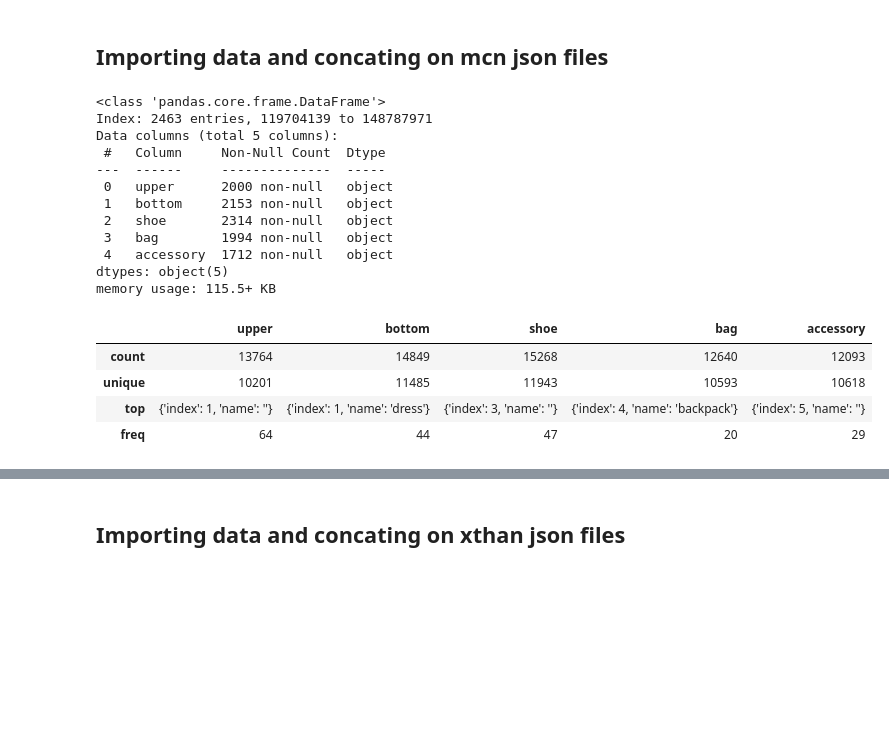
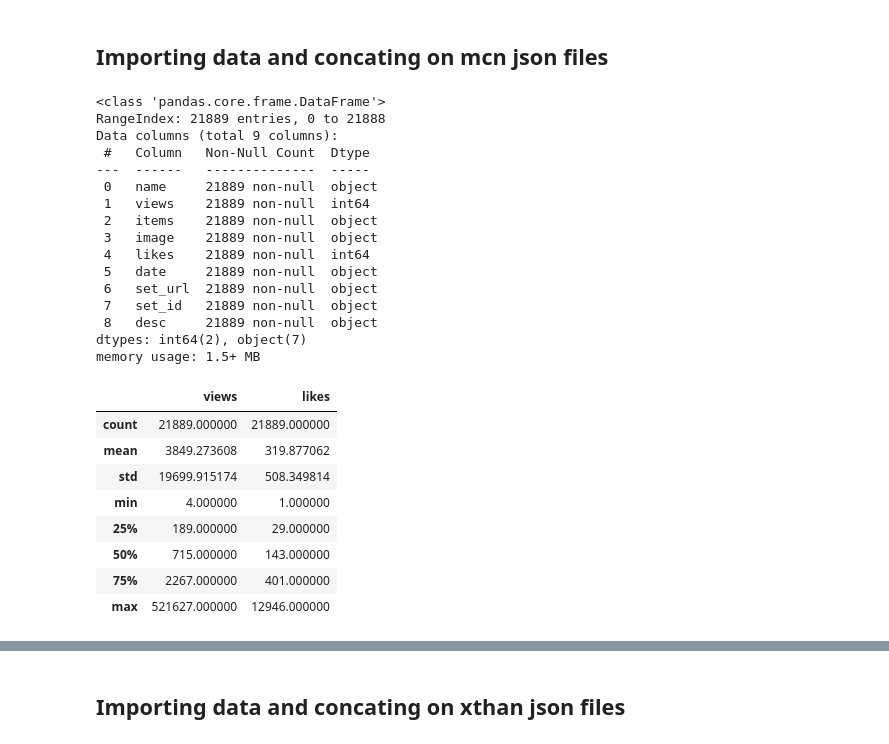
Before and after one commit to thanbskt/Recommendation_tool, a Jupyter notebook: Preprocessing_outfits.ipynb, the cells around one changed output, grey strips where cells are left out. Drawn from its saved outputs; the diff is of its cells as text; code cells hidden in the pictures; blank space fills up the shorter version.

```diff
--- a/Preprocessing_outfits.ipynb
+++ b/Preprocessing_outfits.ipynb
@@ -22,34 +16,46 @@ train_3more_name_df = train_3more_name_df.T
-# %%
-with open('/home/thanos/Desktop/Sustainable_fashion/data/polyvore-dataset/test_no_dup_with_category_3more_name.json') as f:
-    data = json.load(f)
-
-test_3more_name_df = pd.DataFrame(data)
-test_3more_name_df = test_3more_name_df.T
-# %%
-with open('/home/thanos/Desktop/Sustainable_fashion/repos/fashion_compatibility_mcn/data/valid_no_dup_with_category_3more_name.json') as f:
-    data = json.load(f)
-valid_3more_name_df = pd.DataFrame(data)
-valid_3more_name_df = valid_3more_name_df.T
+# %%
+# importing the data from the tree different files
+with open('/home/thanos/Desktop/Sustainable_fashion/data/polyvore-dataset/train_no_dup.json') as f:
+    data1 = json.load(f)
+train_df = pd.DataFrame(data1)
+
+with open('/home/thanos/Desktop/Sustainable_fashion/data/polyvore-dataset/test_no_dup.json') as f:
+    data2 = json.load(f)
+test_df = pd.DataFrame(data2)
+
+with open('/home/thanos/Desktop/Sustainable_fashion/data/polyvore-dataset/valid_no_dup.json') as f:
+    data3 = json.load(f)
+valid_df = pd.DataFrame(data3)
+# %%
+all_df = pd.concat([train_df,test_df,valid_df],ignore_index=True)
 # %%
-train_3more_name_df.info()
+all_df.info()
 # %% [output]
 <class 'pandas.core.frame.DataFrame'>
-Index: 2463 entries, 119704139 to 148787971
-Data columns (total 5 columns):
- #   Column     Non-Null Count  Dtype
----  ------     --------------  -----
- 0   upper      2000 non-null   object
- 1   bottom     2153 non-null   object
- 2   shoe       2314 non-null   object
- 3   bag        1994 non-null   object
- 4   accessory  1712 non-null   object
-dtypes: object(5)
-memory usage: 115.5+ KB
+RangeIndex: 21889 entries, 0 to 21888
+Data columns (total 9 columns):
+ #   Column   Non-Null Count  Dtype
+---  ------   --------------  -----
+ 0   name     21889 non-null  object
+ 1   views    21889 non-null  int64
+ 2   items    21889 non-null  object
+ 3   image    21889 non-null  object
+ 4   likes    21889 non-null  int64
+ 5   date     21889 non-null  object
+ 6   set_url  21889 non-null  object
+ 7   set_id   21889 non-null  object
+ 8   desc     21889 non-null  object
+dtypes: int64(2), object(7)
+memory usage: 1.5+ MB
 # %%
-train_3more_name_df.describe()
+all_df.describe()
 # %% [output]
-|  | upper | bottom | shoe | bag | accessory |
-| count | 13764 | 14849 | 15268 | 12640 | 12093 |
-| unique | 10201 | 11485 | 11943 | 10593 | 10618 |
-| top | {'index': 1, 'name': ''} | {'index': 1, 'name': 'dress'} | {'index': 3, 'name': ''} | {'index': 4, 'name': 'backpack'} | {'index': 5, 'name': ''} |
-| freq | 64 | 44 | 47 | 20 | 29 |
+|  | views | likes |
+| count | 21889.000000 | 21889.000000 |
+| mean | 3849.273608 | 319.877062 |
+| std | 19699.915174 | 508.349814 |
+| min | 4.000000 | 1.000000 |
+| 25% | 189.000000 | 29.000000 |
+| 50% | 715.000000 | 143.000000 |
+| 75% | 2267.000000 | 401.000000 |
+| max | 521627.000000 | 12946.000000 |
```
Also changed, not shown: parts of 19 cells of this notebook, 1 other file.
